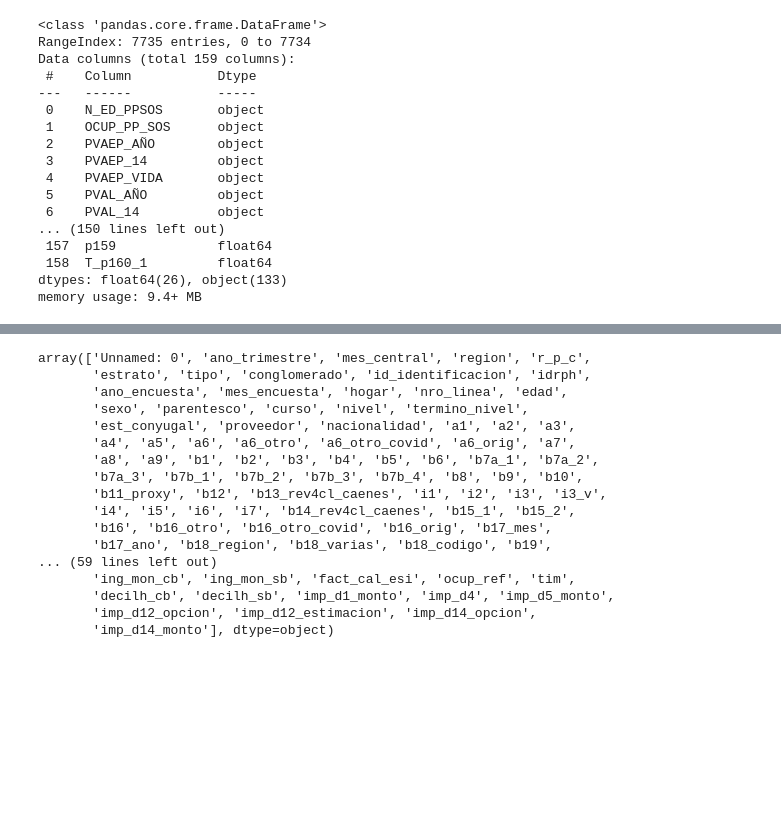
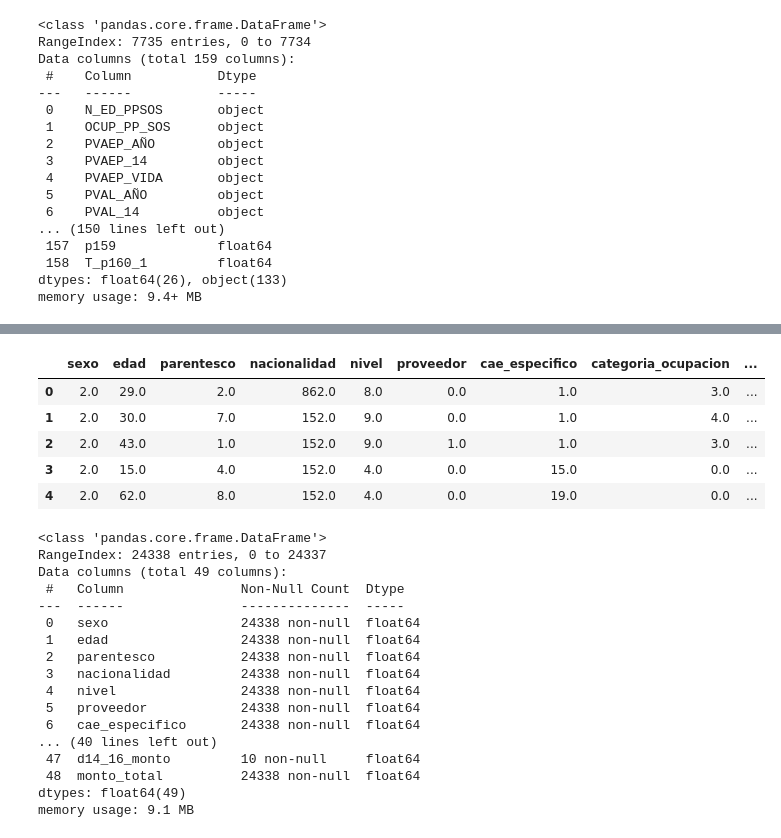
Before and after one commit to LunaGarces/Proyecto_Intro_Cn_Datos, a Jupyter notebook: proyecto.ipynb, the cells around one changed output, grey strips where cells are left out. Cells and saved outputs as stored; diff of their text form; code cells hidden in the pictures; blank space fills up the shorter version.

Commit message:
Actualizacion dataset ingresos

```diff
--- a/proyecto.ipynb
+++ b/proyecto.ipynb
@@ -698,20 +586,30 @@ nan
-# %%
-df_ingresos.columns.values
-# %% [output]
-array(['Unnamed: 0', 'ano_trimestre', 'mes_central', 'region', 'r_p_c',
-       'estrato', 'tipo', 'conglomerado', 'id_identificacion', 'idrph',
-       'ano_encuesta', 'mes_encuesta', 'hogar', 'nro_linea', 'edad',
-       'sexo', 'parentesco', 'curso', 'nivel', 'termino_nivel',
-       'est_conyugal', 'proveedor', 'nacionalidad', 'a1', 'a2', 'a3',
-       'a4', 'a5', 'a6', 'a6_otro', 'a6_otro_covid', 'a6_orig', 'a7',
-       'a8', 'a9', 'b1', 'b2', 'b3', 'b4', 'b5', 'b6', 'b7a_1', 'b7a_2',
-       'b7a_3', 'b7b_1', 'b7b_2', 'b7b_3', 'b7b_4', 'b8', 'b9', 'b10',
-       'b11_proxy', 'b12', 'b13_rev4cl_caenes', 'i1', 'i2', 'i3', 'i3_v',
-       'i4', 'i5', 'i6', 'i7', 'b14_rev4cl_caenes', 'b15_1', 'b15_2',
-       'b16', 'b16_otro', 'b16_otro_covid', 'b16_orig', 'b17_mes',
-       'b17_ano', 'b18_region', 'b18_varias', 'b18_codigo', 'b19',
-... (59 lines left out)
-       'ing_mon_cb', 'ing_mon_sb', 'fact_cal_esi', 'ocup_ref', 'tim',
-       'decilh_cb', 'decilh_sb', 'imp_d1_monto', 'imp_d4', 'imp_d5_monto',
-       'imp_d12_opcion', 'imp_d12_estimacion', 'imp_d14_opcion',
-       'imp_d14_monto'], dtype=object)
+# %%
+data_ingresos = pd.read_spss('Datasets/ingresos/Ingresos_Final.sav')
+data_ingresos.head()
+# %% [output]
+|  | sexo | edad | parentesco | nacionalidad | nivel | proveedor | cae_especifico | categoria_ocupacion | ... |
+| 0 | 2.0 | 29.0 | 2.0 | 862.0 | 8.0 | 0.0 | 1.0 | 3.0 | ... |
+| 1 | 2.0 | 30.0 | 7.0 | 152.0 | 9.0 | 0.0 | 1.0 | 4.0 | ... |
+| 2 | 2.0 | 43.0 | 1.0 | 152.0 | 9.0 | 1.0 | 1.0 | 3.0 | ... |
+| 3 | 2.0 | 15.0 | 4.0 | 152.0 | 4.0 | 0.0 | 15.0 | 0.0 | ... |
+| 4 | 2.0 | 62.0 | 8.0 | 152.0 | 4.0 | 0.0 | 19.0 | 0.0 | ... |
+# %%
+data_ingresos.info()
+# %% [output]
+<class 'pandas.core.frame.DataFrame'>
+RangeIndex: 24338 entries, 0 to 24337
+Data columns (total 49 columns):
+ #   Column               Non-Null Count  Dtype
+---  ------               --------------  -----
+ 0   sexo                 24338 non-null  float64
+ 1   edad                 24338 non-null  float64
+ 2   parentesco           24338 non-null  float64
+ 3   nacionalidad         24338 non-null  float64
+ 4   nivel                24338 non-null  float64
+ 5   proveedor            24338 non-null  float64
+ 6   cae_especifico       24338 non-null  float64
+... (40 lines left out)
+ 47  d14_16_monto         10 non-null     float64
+ 48  monto_total          24338 non-null  float64
+dtypes: float64(49)
+memory usage: 9.1 MB
```
Also changed, not shown: parts of 16 cells of this notebook.
